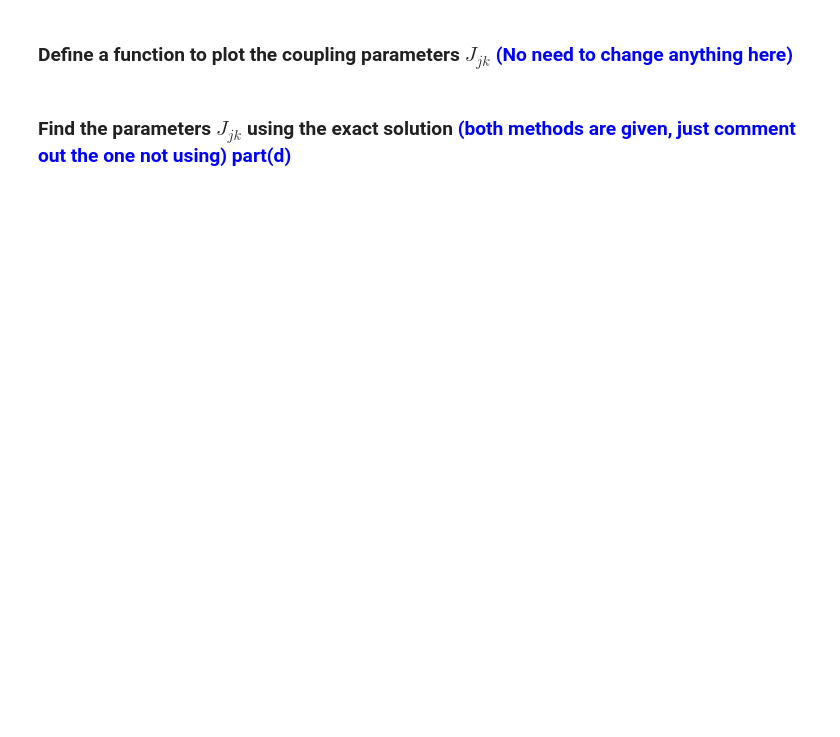
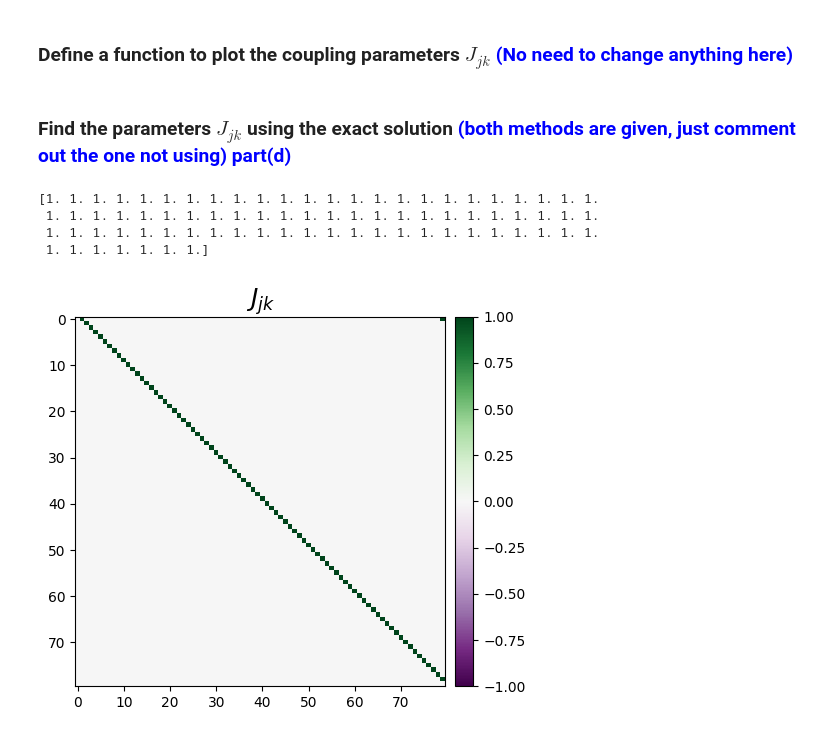
Before and after one commit to crimondino/sciML-class, a Jupyter notebook: tutorials/tutorial1/tutorial1_linearRegression_Ising_2026.ipynb, the cells around one changed output. Drawn from its saved outputs; the diff is of its cells as text; code cells hidden in the pictures; blank space fills up the shorter version.

```diff
--- a/tutorials/tutorial1/tutorial1_linearRegression_Ising_2026.ipynb
+++ b/tutorials/tutorial1/tutorial1_linearRegression_Ising_2026.ipynb
@@ -19,8 +19,8 @@ from sklearn import linear_model
 
 np.random.seed(2026) # we usually set a random seed so whatever we do is repeatable
 
-M = 1000  #number of samples
-N = 20   #number of spins
+M = 10000  #number of samples
+N = 80   #number of spins
 J = 1.0  #coupling energy for generating the data
 
 #Randomly generate the spin configurations
@@ -41,7 +41,7 @@ H = getEnergy_nnIsing1D(s) #Labels for each configuration
 #if you have a repeated index, but does not want it to be summed over use ... to represent it everywhere
 #write part c) code here using np.einsum, fill in the paranthesis
 
-x=np.einsum()
+x=np.einsum('...i,...j -> ...ij', s,s)
 
 
 #Consider only the upper triangular part of this matrix since we only want to consider k>j:
@@ -80,3 +83,14 @@ def plot_J(w,N):
   plt.show()
 # %% [markdown]
 ### Find the parameters $J_{jk}$ using the exact solution <span style="color:blue">(both methods are given, just comment out the one not using) part(d)
+# %%
+%%time
+
+w_exact = np.linalg.inv(x.T.dot(x)).dot(x.T).dot(H) #the exact solution
+plot_J(w_exact,N)
+# %% [output]
+[1. 1. 1. 1. 1. 1. 1. 1. 1. 1. 1. 1. 1. 1. 1. 1. 1. 1. 1. 1. 1. 1. 1. 1.
+ 1. 1. 1. 1. 1. 1. 1. 1. 1. 1. 1. 1. 1. 1. 1. 1. 1. 1. 1. 1. 1. 1. 1. 1.
+ 1. 1. 1. 1. 1. 1. 1. 1. 1. 1. 1. 1. 1. 1. 1. 1. 1. 1. 1. 1. 1. 1. 1. 1.
+ 1. 1. 1. 1. 1. 1. 1.]
+[figure, added]
```
Also changed, not shown: parts of 11 cells of this notebook, 6 other files.
